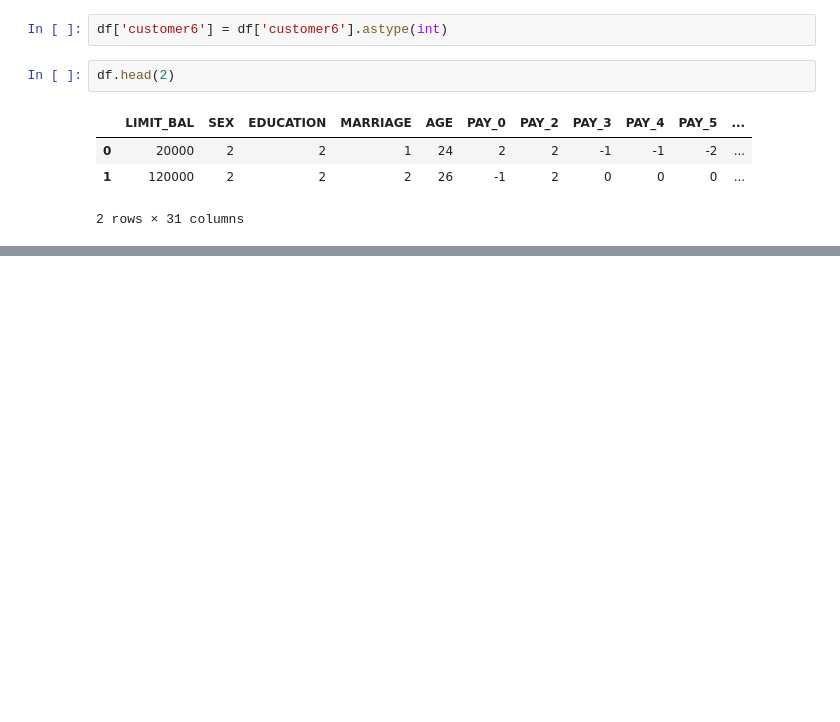
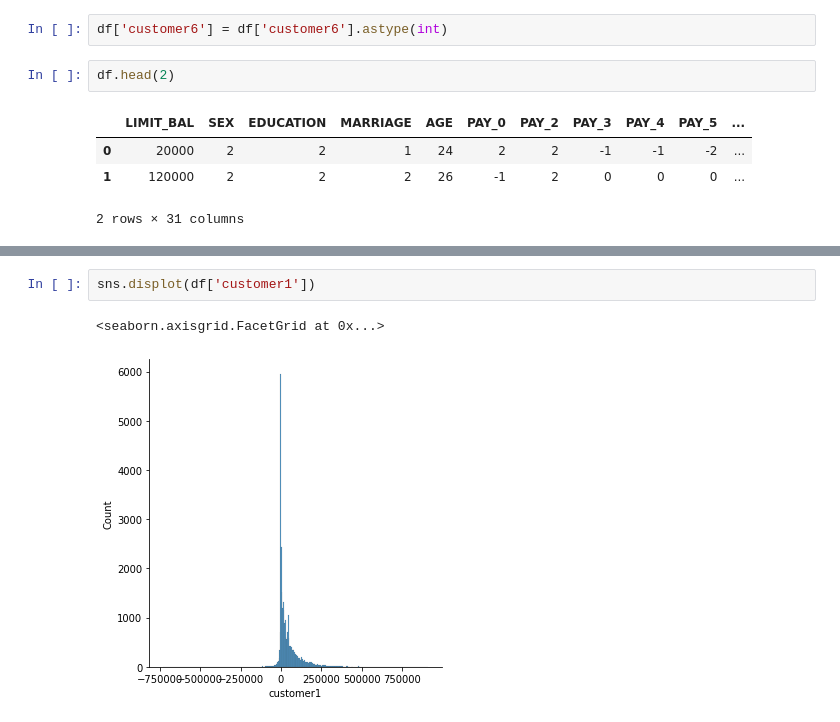
Before and after one commit to harshithgowdakc/Credit-Card-Default-Prediction, a Jupyter notebook: Credit_Card_Default_Prediction.ipynb, the cells around one changed output, grey strips where cells are left out. Drawn from its saved outputs; the diff is of its cells as text; blank space fills up the shorter version.

```diff
--- a/Credit_Card_Default_Prediction.ipynb
+++ b/Credit_Card_Default_Prediction.ipynb
@@ -534,0 +562,5 @@ df.head(2)
+# %%
+sns.displot(df['customer1'])
+# %% [output]
+<seaborn.axisgrid.FacetGrid at 0x...>
+[figure, added]
```
Also changed, not shown: parts of 20 cells of this notebook.
